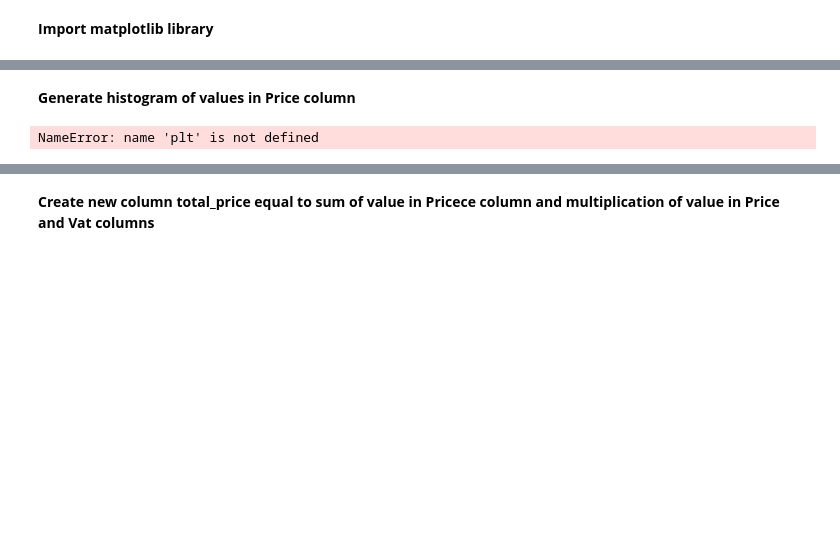
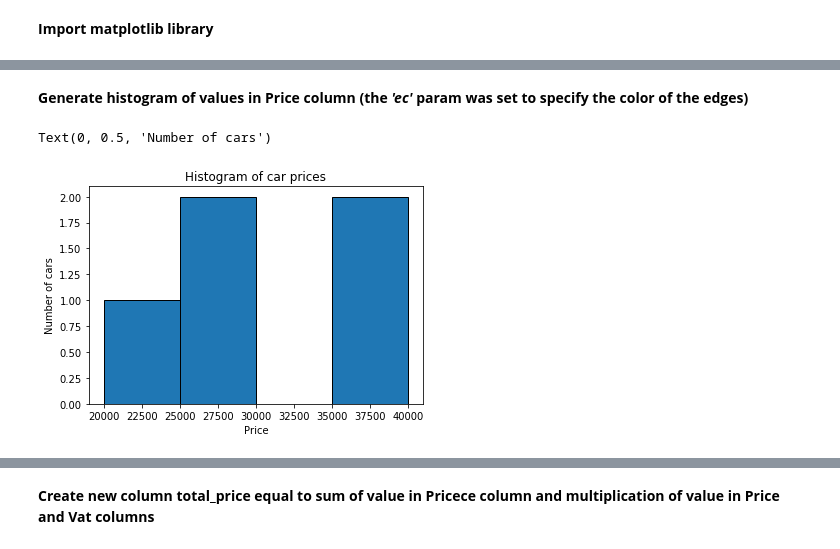
Before and after one commit to Netherwulf/data-science-toolkit, a Jupyter notebook: pandas_introduction.ipynb, the cells around one changed output, grey strips where cells are left out. Drawn from its saved outputs; the diff is of its cells as text; code cells hidden in the pictures; blank space fills up the shorter version.

Commit message:
Add additional histograms and boxplots
Add additional histograms and boxplots

```diff
--- a/pandas_introduction.ipynb
+++ b/pandas_introduction.ipynb
@@ -95,6 +95,10 @@ ModuleNotFoundError: No module named 'matplotlib'
 # %% [markdown]
-<b>Generate histogram of values in Price column</b>
+<b>Generate histogram of values in Price column (the <i>'ec'</i> param was set to specify the color of the edges)</b>
-# %%
-plt.hist(df['Price'])
-# %% [output]
-NameError: name 'plt' is not defined
+# %%
+plt.hist(df['Price'], bins=[20000, 25000, 30000, 35000, 40000], ec='black')
+plt.title('Histogram of car prices')
+plt.xlabel('Price')
+plt.ylabel('Number of cars')
+# %% [output]
+Text(0, 0.5, 'Number of cars')
+[figure, added]
```
Also changed, not shown: parts of 10 cells of this notebook.
